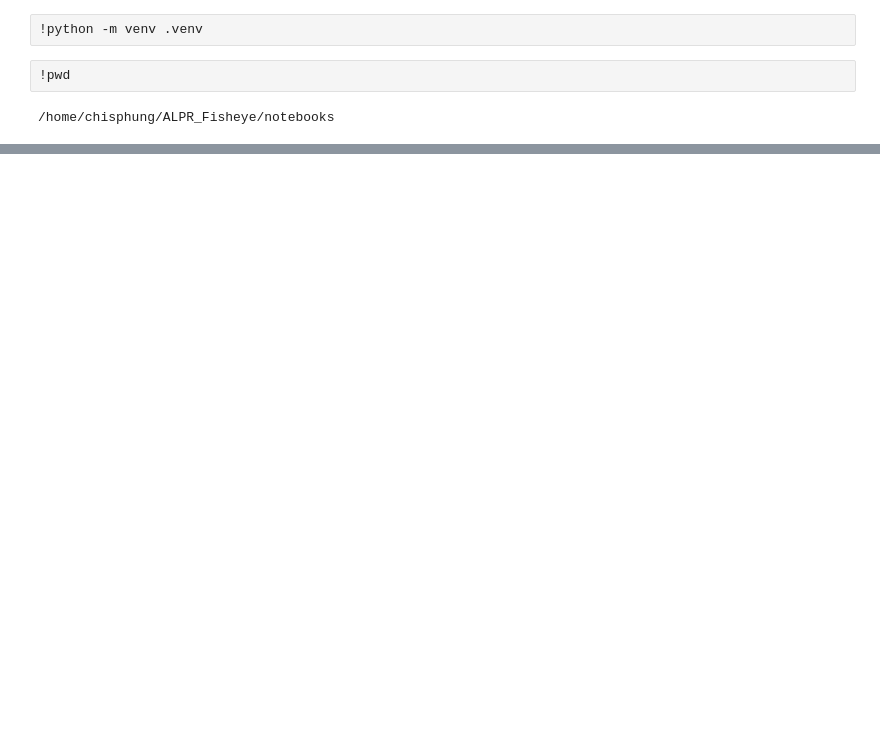
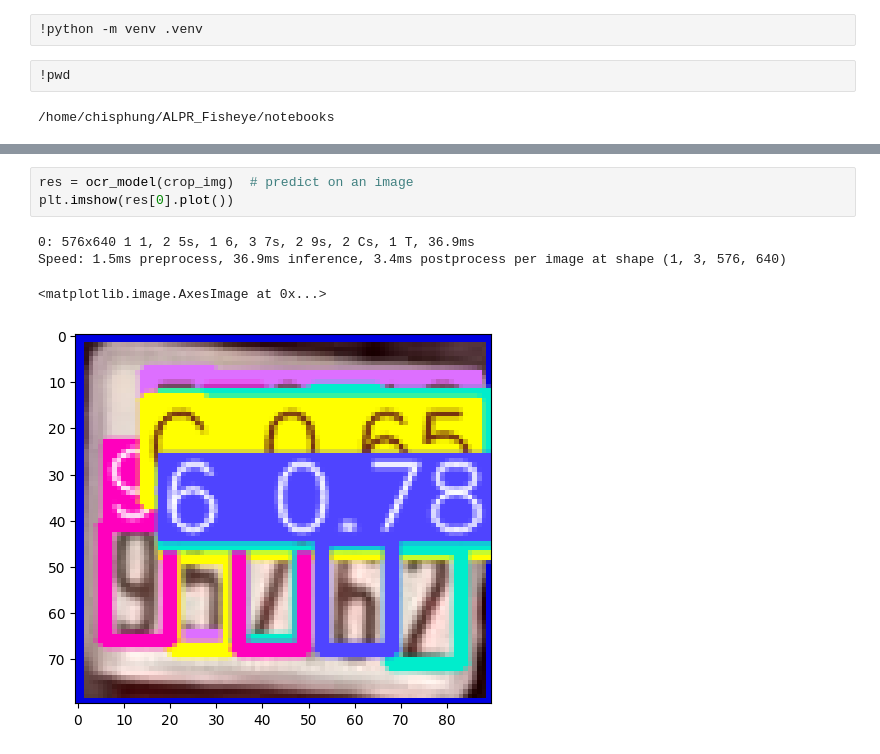
Before and after one commit to chisphung/ALPT_Fisheye, a Jupyter notebook: notebooks/yolov11x.ipynb, the cells around one changed output, grey strips where cells are left out. Cells and saved outputs as stored; diff of their text form; blank space fills up the shorter version.

```diff
--- a/notebooks/yolov11x.ipynb
+++ b/notebooks/yolov11x.ipynb
@@ -59,0 +65,8 @@ KeyboardInterrupt:
+# %%
+res = ocr_model(crop_img)  # predict on an image
+plt.imshow(res[0].plot())
+# %% [output]
+0: 576x640 1 1, 2 5s, 1 6, 3 7s, 2 9s, 2 Cs, 1 T, 36.9ms
+Speed: 1.5ms preprocess, 36.9ms inference, 3.4ms postprocess per image at shape (1, 3, 576, 640)
+<matplotlib.image.AxesImage at 0x...>
+[figure, added]
```
Also changed, not shown: parts of 19 cells of this notebook, 8 other files.
